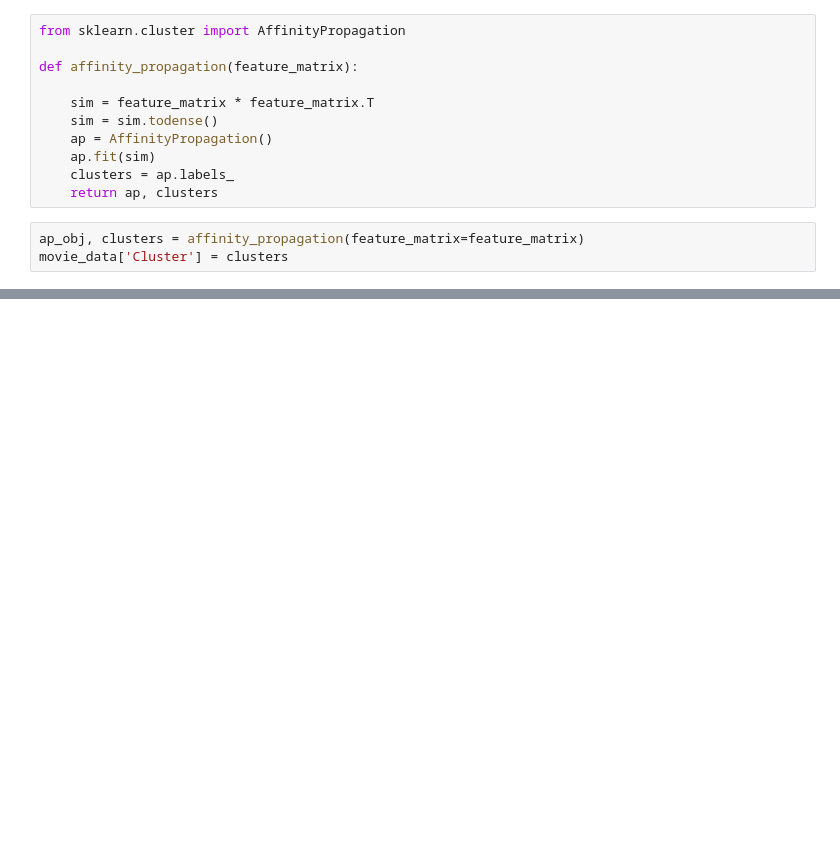
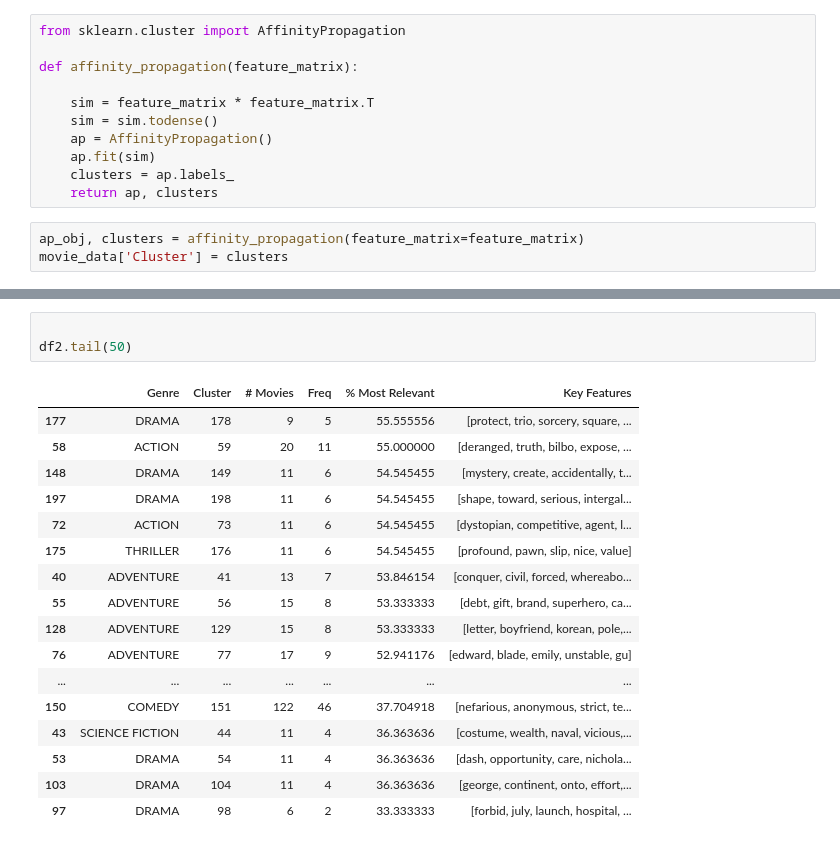
Before and after one commit to bosp86/NLP, a Jupyter notebook: notebooks/experimento 1/Experimento 1.ipynb, the cells around one changed output, grey strips where cells are left out. Drawn from its saved outputs; the diff is of its cells as text; blank space fills up the shorter version.

```diff
--- a/notebooks/experimento 1/Experimento 1.ipynb
+++ b/notebooks/experimento 1/Experimento 1.ipynb
@@ -346,0 +391,21 @@ plot_hierarchical_clusters(linkage_matrix=linkage_matrix,
+# %%
+
+df2.tail(50)
+# %% [output]
+|  | Genre | Cluster | # Movies | Freq | % Most Relevant | Key Features |
+| 177 | DRAMA | 178 | 9 | 5 | 55.555556 | [protect, trio, sorcery, square, ... |
+| 58 | ACTION | 59 | 20 | 11 | 55.000000 | [deranged, truth, bilbo, expose, ... |
+| 148 | DRAMA | 149 | 11 | 6 | 54.545455 | [mystery, create, accidentally, t... |
+| 197 | DRAMA | 198 | 11 | 6 | 54.545455 | [shape, toward, serious, intergal... |
+| 72 | ACTION | 73 | 11 | 6 | 54.545455 | [dystopian, competitive, agent, l... |
+| 175 | THRILLER | 176 | 11 | 6 | 54.545455 | [profound, pawn, slip, nice, value] |
+| 40 | ADVENTURE | 41 | 13 | 7 | 53.846154 | [conquer, civil, forced, whereabo... |
+| 55 | ADVENTURE | 56 | 15 | 8 | 53.333333 | [debt, gift, brand, superhero, ca... |
+| 128 | ADVENTURE | 129 | 15 | 8 | 53.333333 | [letter, boyfriend, korean, pole,... |
+| 76 | ADVENTURE | 77 | 17 | 9 | 52.941176 | [edward, blade, emily, unstable, gu] |
+| ... | ... | ... | ... | ... | ... | ... |
+| 150 | COMEDY | 151 | 122 | 46 | 37.704918 | [nefarious, anonymous, strict, te... |
+| 43 | SCIENCE FICTION | 44 | 11 | 4 | 36.363636 | [costume, wealth, naval, vicious,... |
+| 53 | DRAMA | 54 | 11 | 4 | 36.363636 | [dash, opportunity, care, nichola... |
+| 103 | DRAMA | 104 | 11 | 4 | 36.363636 | [george, continent, onto, effort,... |
+| 97 | DRAMA | 98 | 6 | 2 | 33.333333 | [forbid, july, launch, hospital, ... |
```
Also changed, not shown: parts of 33 cells of this notebook, 6 other files.
